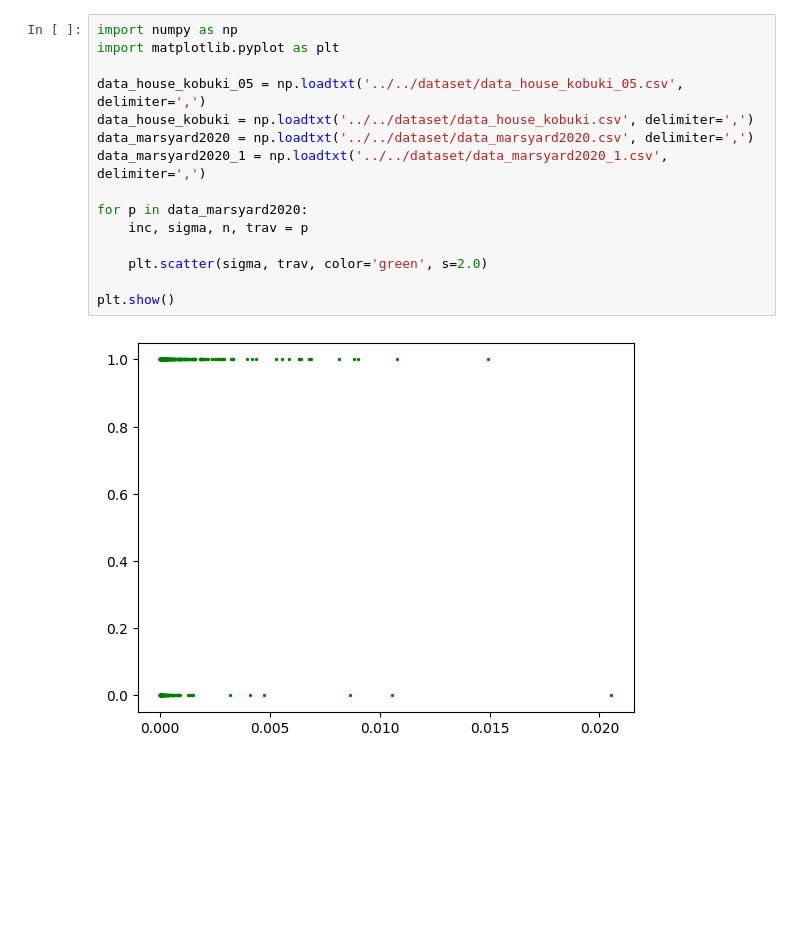
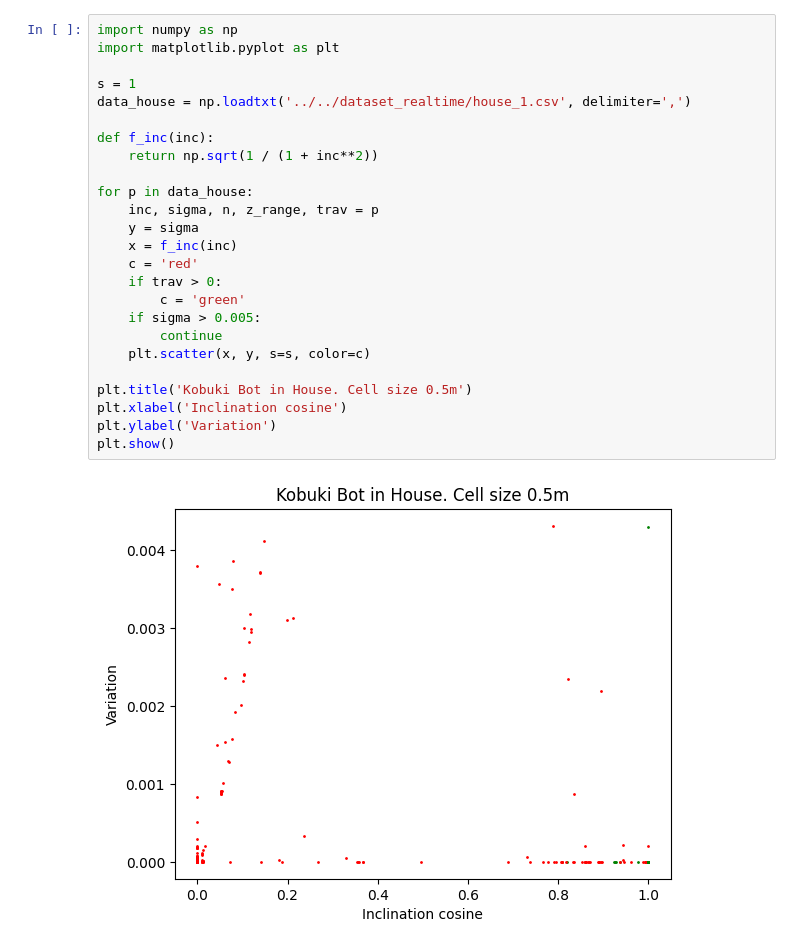
Before and after one commit to aaboiko/waypoint_publisher, a Jupyter notebook: scripts/waypoint_publisher/data_2.ipynb, the cells around one changed output. Cells and saved outputs as stored; diff of their text form; blank space fills up the shorter version.

```diff
--- a/scripts/waypoint_publisher/data_2.ipynb
+++ b/scripts/waypoint_publisher/data_2.ipynb
@@ -1,17 +1,27 @@
-# %%
-import numpy as np
-import matplotlib.pyplot as plt
-
-data_house_kobuki_05 = np.loadtxt('../../dataset/data_house_kobuki_05.csv', delimiter=',')
-data_house_kobuki = np.loadtxt('../../dataset/data_house_kobuki.csv', delimiter=',')
-data_marsyard2020 = np.loadtxt('../../dataset/data_marsyard2020.csv', delimiter=',')
-data_marsyard2020_1 = np.loadtxt('../../dataset/data_marsyard2020_1.csv', delimiter=',')
-
-for p in data_marsyard2020:
-    inc, sigma, n, trav = p
-
-    plt.scatter(sigma, trav, color='green', s=2.0)
-
-plt.show()
-# %% [output]
-[figure, removed]
+# %%
+import numpy as np
+import matplotlib.pyplot as plt
+
+s = 1
+data_house = np.loadtxt('../../dataset_realtime/house_1.csv', delimiter=',')
+
+def f_inc(inc):
+    return np.sqrt(1 / (1 + inc**2))
+
+for p in data_house:
+    inc, sigma, n, z_range, trav = p
+    y = sigma
+    x = f_inc(inc)
+    c = 'red'
+    if trav > 0:
+        c = 'green'
+    if sigma > 0.005:
+        continue
+    plt.scatter(x, y, s=s, color=c)
+
+plt.title('Kobuki Bot in House. Cell size 0.5m')
+plt.xlabel('Inclination cosine')
+plt.ylabel('Variation')
+plt.show()
+# %% [output]
+[figure, added]
```
Also changed, not shown: parts of 3 cells of this notebook, 6 other files.
